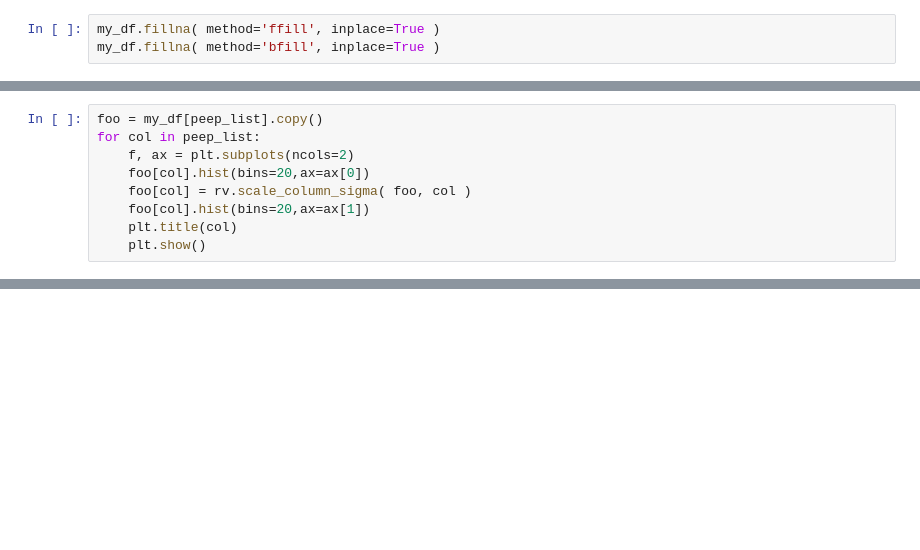
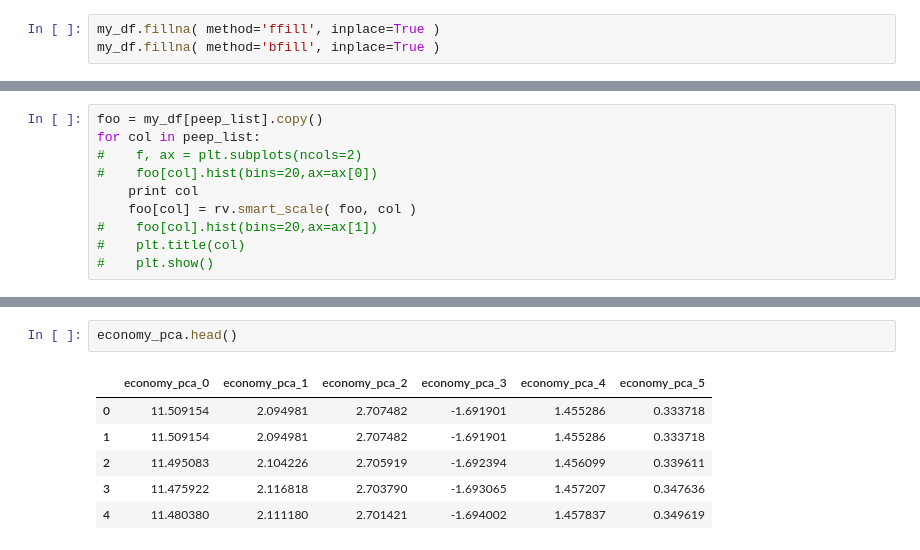
Before and after one commit to markertsean/russian_housing, a Jupyter notebook: Economy.ipynb, the cells around one changed output, grey strips where cells are left out. Saved outputs shown, nothing was run; the diff lists cells and outputs as text; blank space fills up the shorter version.

```diff
--- a/Economy.ipynb
+++ b/Economy.ipynb
@@ -175,9 +170,10 @@ dv.corr_plot( my_df[peep_list] )
 # %%
 foo = my_df[peep_list].copy()
 for col in peep_list:
-    f, ax = plt.subplots(ncols=2)
-    foo[col].hist(bins=20,ax=ax[0])
-    foo[col] = rv.scale_column_sigma( foo, col )
-    foo[col].hist(bins=20,ax=ax[1])
-    plt.title(col)
-    plt.show()
+#    f, ax = plt.subplots(ncols=2)
+#    foo[col].hist(bins=20,ax=ax[0])
+    print col
+    foo[col] = rv.smart_scale( foo, col )
+#    foo[col].hist(bins=20,ax=ax[1])
+#    plt.title(col)
+#    plt.show()
@@ -183,0 +246,9 @@ for col in peep_list:
+# %%
+economy_pca.head()
+# %% [output]
+|  | economy_pca_0 | economy_pca_1 | economy_pca_2 | economy_pca_3 | economy_pca_4 | economy_pca_5 |
+| 0 | 11.509154 | 2.094981 | 2.707482 | -1.691901 | 1.455286 | 0.333718 |
+| 1 | 11.509154 | 2.094981 | 2.707482 | -1.691901 | 1.455286 | 0.333718 |
+| 2 | 11.495083 | 2.104226 | 2.705919 | -1.692394 | 1.456099 | 0.339611 |
+| 3 | 11.475922 | 2.116818 | 2.703790 | -1.693065 | 1.457207 | 0.347636 |
+| 4 | 11.480380 | 2.111180 | 2.701421 | -1.694002 | 1.457837 | 0.349619 |
```
Also changed, not shown: parts of 23 cells of this notebook, 1 other file.
